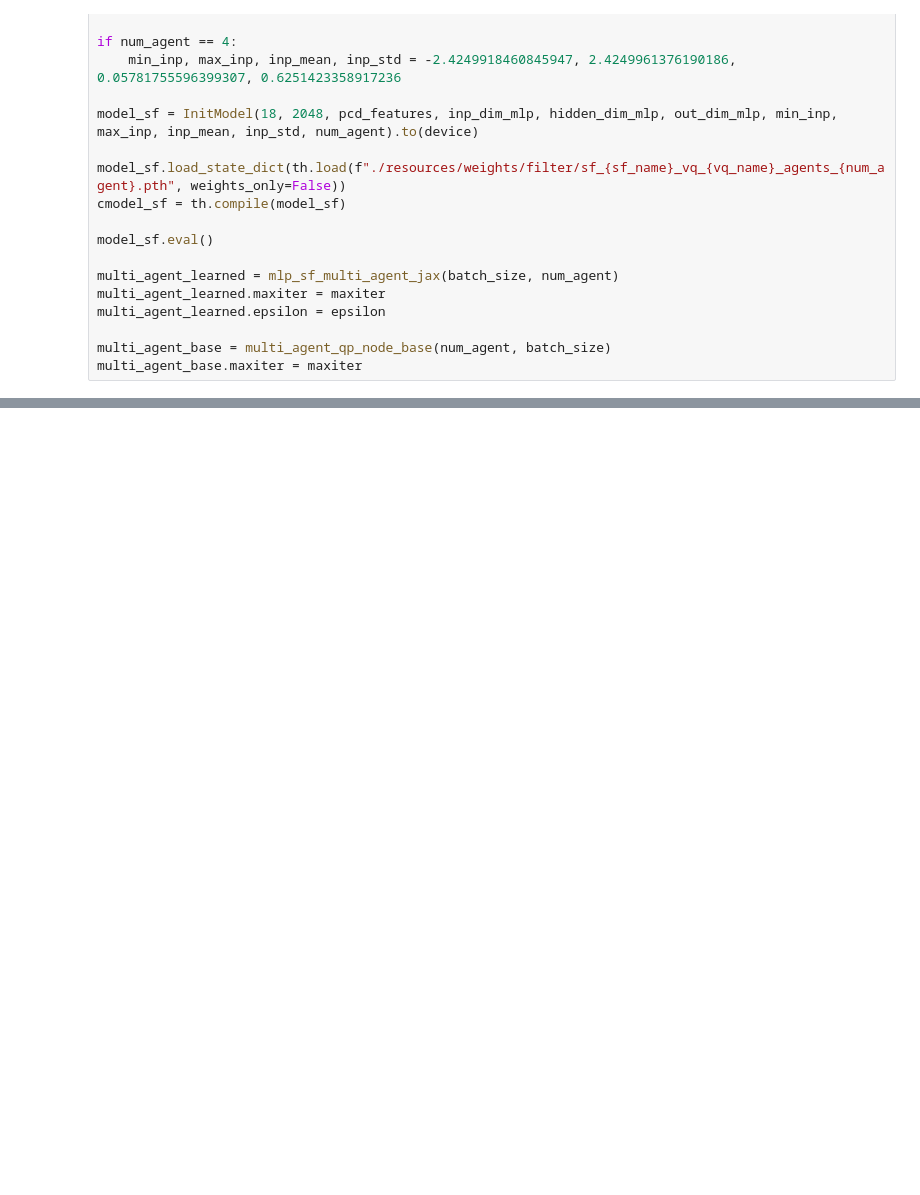
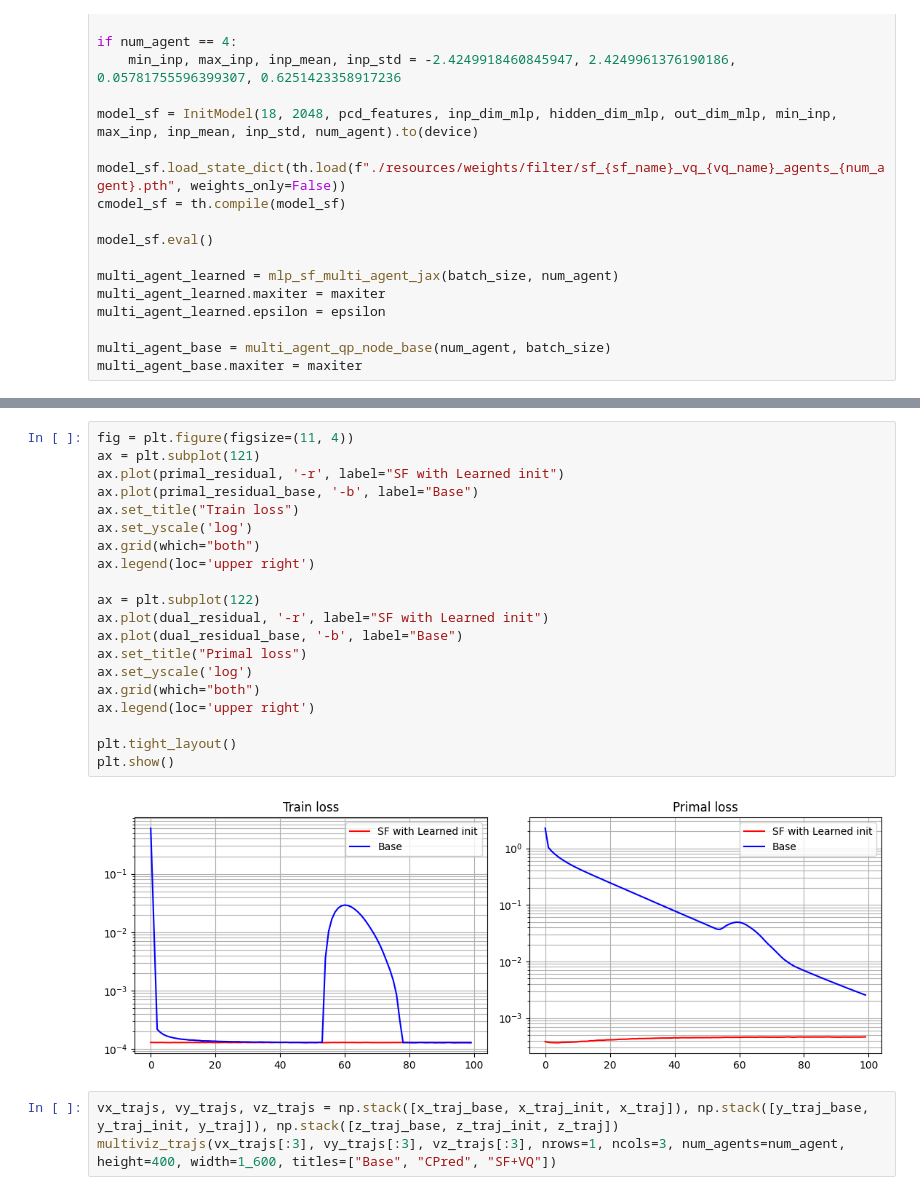
Before and after one commit to cisimon7/SwarmGen, a Jupyter notebook: test.ipynb, the cells around one changed output, grey strips where cells are left out. Cells and saved outputs as stored; diff of their text form; blank space fills up the shorter version.

```diff
--- a/test.ipynb
+++ b/test.ipynb
@@ -330,0 +128,25 @@ computation done
+# %%
+fig = plt.figure(figsize=(11, 4))
+ax = plt.subplot(121)
+ax.plot(primal_residual, '-r', label="SF with Learned init")
+ax.plot(primal_residual_base, '-b', label="Base")
+ax.set_title("Train loss")
+ax.set_yscale('log')
+ax.grid(which="both")
+ax.legend(loc='upper right')
+
+ax = plt.subplot(122)
+ax.plot(dual_residual, '-r', label="SF with Learned init")
+ax.plot(dual_residual_base, '-b', label="Base")
+ax.set_title("Primal loss")
+ax.set_yscale('log')
+ax.grid(which="both")
+ax.legend(loc='upper right')
+
+plt.tight_layout()
+plt.show()
+# %% [output]
+[figure, added]
+# %%
+vx_trajs, vy_trajs, vz_trajs = np.stack([x_traj_base, x_traj_init, x_traj]), np.stack([y_traj_base, y_traj_init, y_traj]), np.stack([z_traj_base, z_traj_init, z_traj])
+multiviz_trajs(vx_trajs[:3], vy_trajs[:3], vz_trajs[:3], nrows=1, ncols=3, num_agents=num_agent, height=400, width=1_600, titles=["Base", "CPred", "SF+VQ"])
```
Also changed, not shown: parts of 7 cells of this notebook, 1 other file.
